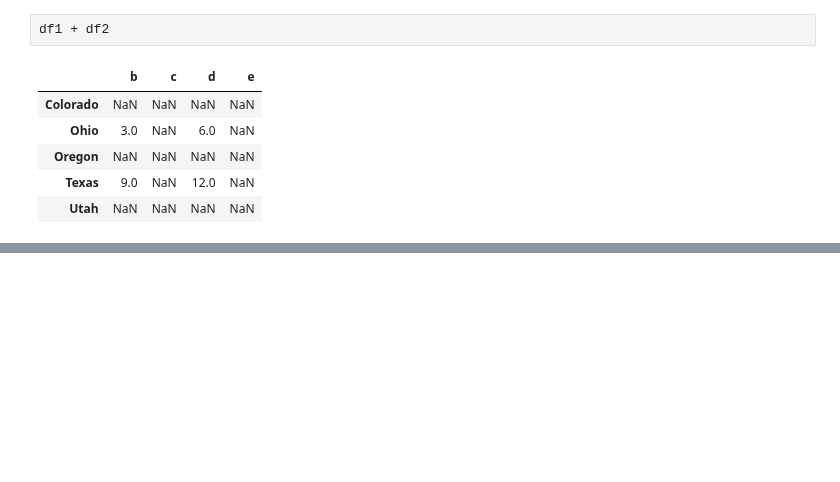
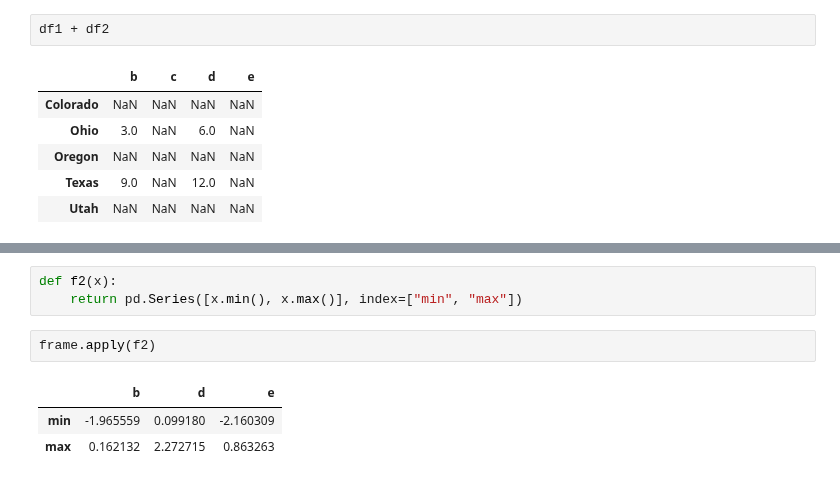
Before and after one commit to jflisazo/python, a Jupyter notebook: ch03.ipynb, the cells around one changed output, grey strips where cells are left out. Cells and saved outputs as stored; diff of their text form; blank space fills up the shorter version.

```diff
--- a/ch03.ipynb
+++ b/ch03.ipynb
@@ -452,0 +481,9 @@ df1 + df2
+# %%
+def f2(x):
+    return pd.Series([x.min(), x.max()], index=["min", "max"])
+# %%
+frame.apply(f2)
+# %% [output]
+|  | b | d | e |
+| min | -1.965559 | 0.099180 | -2.160309 |
+| max | 0.162132 | 2.272715 | 0.863263 |
```
Also changed, not shown: parts of 11 cells of this notebook.
